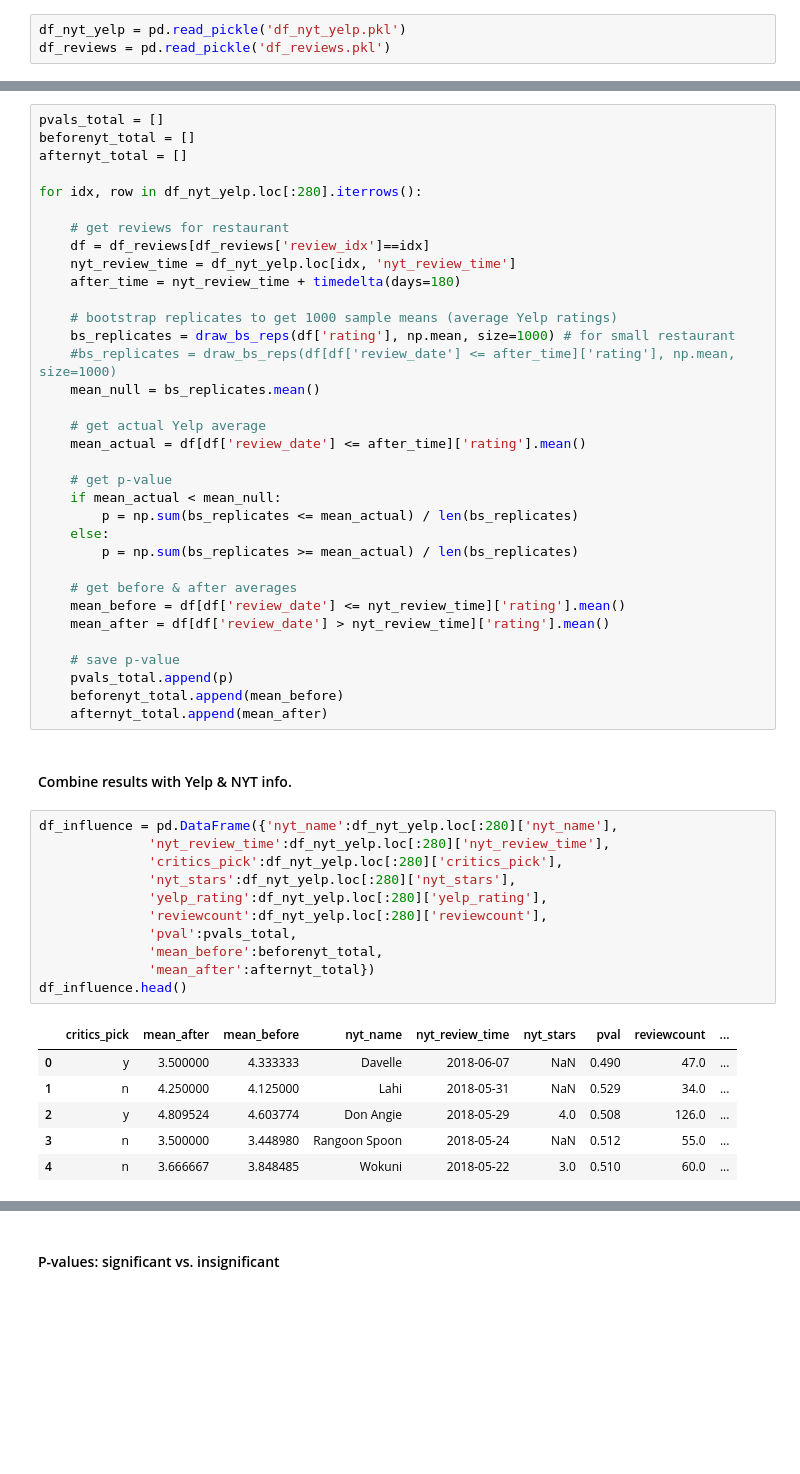
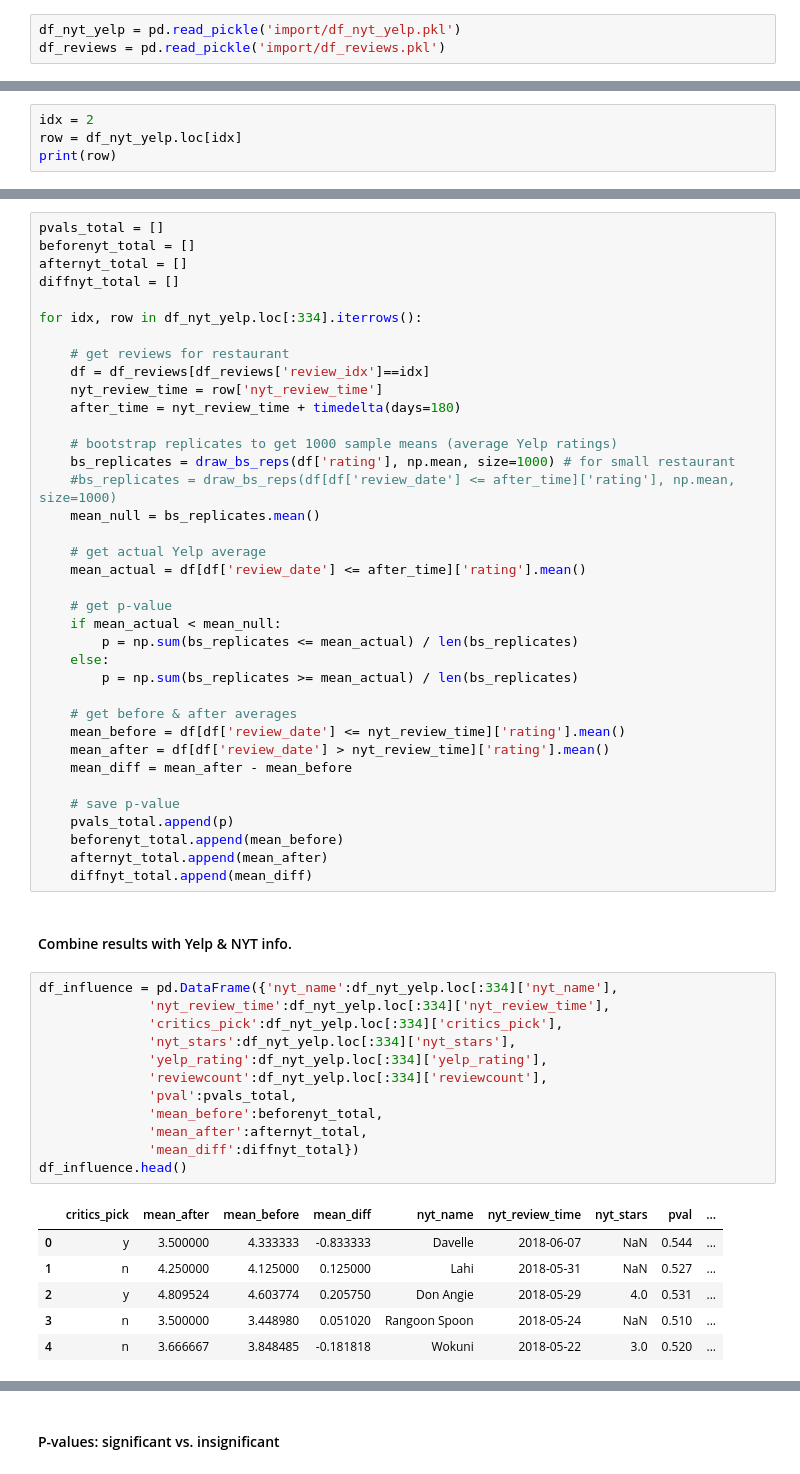
Before and after one commit to diana-xie/yelp-nyt-NLP, a Jupyter notebook: data_NYT_influence.ipynb, the cells around one changed output, grey strips where cells are left out. Cells and saved outputs as stored; diff of their text form; blank space fills up the shorter version.

```diff
--- a/data_NYT_influence.ipynb
+++ b/data_NYT_influence.ipynb
@@ -18,5 +18,5 @@ In this section, we tokenize and pre-process our documents for inputting into NL
 # %% [markdown]
 #### Get the data we have so far
 # %%
-df_nyt_yelp = pd.read_pickle('df_nyt_yelp.pkl')
-df_reviews = pd.read_pickle('df_reviews.pkl')
+df_nyt_yelp = pd.read_pickle('import/df_nyt_yelp.pkl')
+df_reviews = pd.read_pickle('import/df_reviews.pkl')
@@ -71,0 +82,4 @@ df_nyt_yelp.to_pickle('df_nyt_yelp_pluswindows.pkl')
+# %%
+idx = 2
+row = df_nyt_yelp.loc[idx]
+print(row)
@@ -454,12 +516,13 @@ In the previous section, we conducted EDA on two specific restaurant examples to
 pvals_total = []
 beforenyt_total = []
 afternyt_total = []
+diffnyt_total = []
 
-for idx, row in df_nyt_yelp.loc[:280].iterrows():
+for idx, row in df_nyt_yelp.loc[:334].iterrows():
 
     # get reviews for restaurant
     df = df_reviews[df_reviews['review_idx']==idx]
-    nyt_review_time = df_nyt_yelp.loc[idx, 'nyt_review_time']
+    nyt_review_time = row['nyt_review_time']
     after_time = nyt_review_time + timedelta(days=180)
 
     # bootstrap replicates to get 1000 sample means (average Yelp ratings)
@@ -479,28 +542,31 @@ for idx, row in df_nyt_yelp.loc[:280].iterrows():
     # get before & after averages
     mean_before = df[df['review_date'] <= nyt_review_time]['rating'].mean()
     mean_after = df[df['review_date'] > nyt_review_time]['rating'].mean()
+    mean_diff = mean_after - mean_before
 
     # save p-value
     pvals_total.append(p)
     beforenyt_total.append(mean_before)
     afternyt_total.append(mean_after)
+    diffnyt_total.append(mean_diff)
 # %% [markdown]
 #### Combine results with Yelp & NYT info.
 # %%
-df_influence = pd.DataFrame({'nyt_name':df_nyt_yelp.loc[:280]['nyt_name'],
-              'nyt_review_time':df_nyt_yelp.loc[:280]['nyt_review_time'],
-              'critics_pick':df_nyt_yelp.loc[:280]['critics_pick'],
-              'nyt_stars':df_nyt_yelp.loc[:280]['nyt_stars'],
-              'yelp_rating':df_nyt_yelp.loc[:280]['yelp_rating'],
-              'reviewcount':df_nyt_yelp.loc[:280]['reviewcount'],
+df_influence = pd.DataFrame({'nyt_name':df_nyt_yelp.loc[:334]['nyt_name'],
+              'nyt_review_time':df_nyt_yelp.loc[:334]['nyt_review_time'],
+              'critics_pick':df_nyt_yelp.loc[:334]['critics_pick'],
+              'nyt_stars':df_nyt_yelp.loc[:334]['nyt_stars'],
+              'yelp_rating':df_nyt_yelp.loc[:334]['yelp_rating'],
+              'reviewcount':df_nyt_yelp.loc[:334]['reviewcount'],
               'pval':pvals_total,
               'mean_before':beforenyt_total,
-              'mean_after':afternyt_total})
+              'mean_after':afternyt_total,
+              'mean_diff':diffnyt_total})
 df_influence.head()
 # %% [output]
-|  | critics_pick | mean_after | mean_before | nyt_name | nyt_review_time | nyt_stars | pval | reviewcount | ... |
-| 0 | y | 3.500000 | 4.333333 | Davelle | 2018-06-07 | NaN | 0.490 | 47.0 | ... |
-| 1 | n | 4.250000 | 4.125000 | Lahi | 2018-05-31 | NaN | 0.529 | 34.0 | ... |
-| 2 | y | 4.809524 | 4.603774 | Don Angie | 2018-05-29 | 4.0 | 0.508 | 126.0 | ... |
-| 3 | n | 3.500000 | 3.448980 | Rangoon Spoon | 2018-05-24 | NaN | 0.512 | 55.0 | ... |
-| 4 | n | 3.666667 | 3.848485 | Wokuni | 2018-05-22 | 3.0 | 0.510 | 60.0 | ... |
+|  | critics_pick | mean_after | mean_before | mean_diff | nyt_name | nyt_review_time | nyt_stars | pval | ... |
+| 0 | y | 3.500000 | 4.333333 | -0.833333 | Davelle | 2018-06-07 | NaN | 0.544 | ... |
+| 1 | n | 4.250000 | 4.125000 | 0.125000 | Lahi | 2018-05-31 | NaN | 0.527 | ... |
+| 2 | y | 4.809524 | 4.603774 | 0.205750 | Don Angie | 2018-05-29 | 4.0 | 0.531 | ... |
+| 3 | n | 3.500000 | 3.448980 | 0.051020 | Rangoon Spoon | 2018-05-24 | NaN | 0.510 | ... |
+| 4 | n | 3.666667 | 3.848485 | -0.181818 | Wokuni | 2018-05-22 | 3.0 | 0.520 | ... |
```
Also changed, not shown: parts of 58 cells of this notebook, 3 other files.
